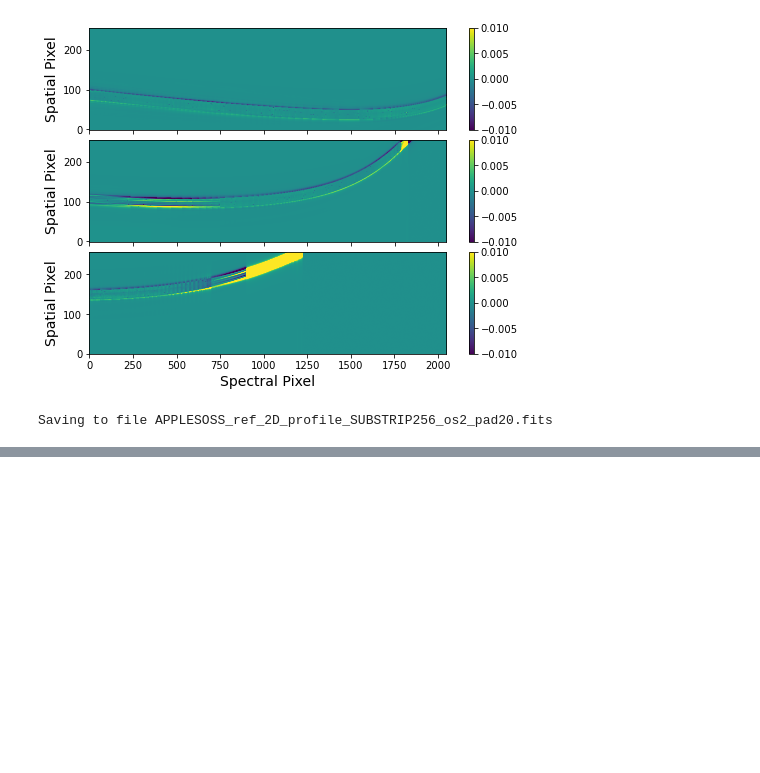
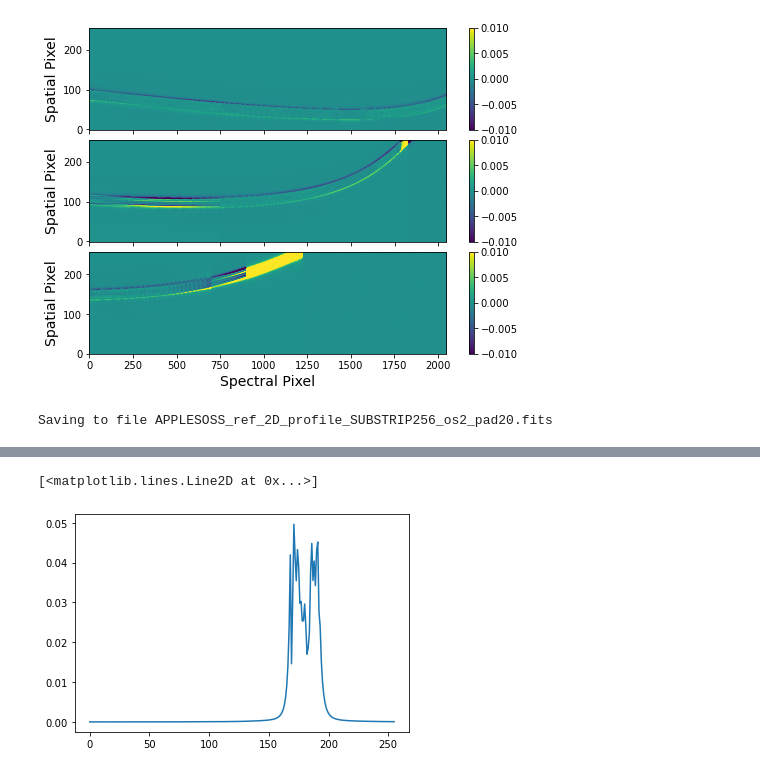
Before and after one commit to njcuk9999/jwst-mtl, a Jupyter notebook: SOSS/APPLESOSS/applesoss_demo.ipynb, the cells around one changed output, grey strips where cells are left out. Cells and saved outputs as stored; diff of their text form; code cells hidden in the pictures; blank space fills up the shorter version.

```diff
--- a/SOSS/APPLESOSS/applesoss_demo.ipynb
+++ b/SOSS/APPLESOSS/applesoss_demo.ipynb
@@ -176,0 +180,5 @@ Saving to file APPLESOSS_ref_2D_profile_SUBSTRIP256_os2_pad20.fits
+# %%
+plt.plot(spat_prof.order3[:, 710])
+# %% [output]
+[<matplotlib.lines.Line2D at 0x...>]
+[figure, added]
```
Also changed, not shown: parts of 5 cells of this notebook, 6 other files.
